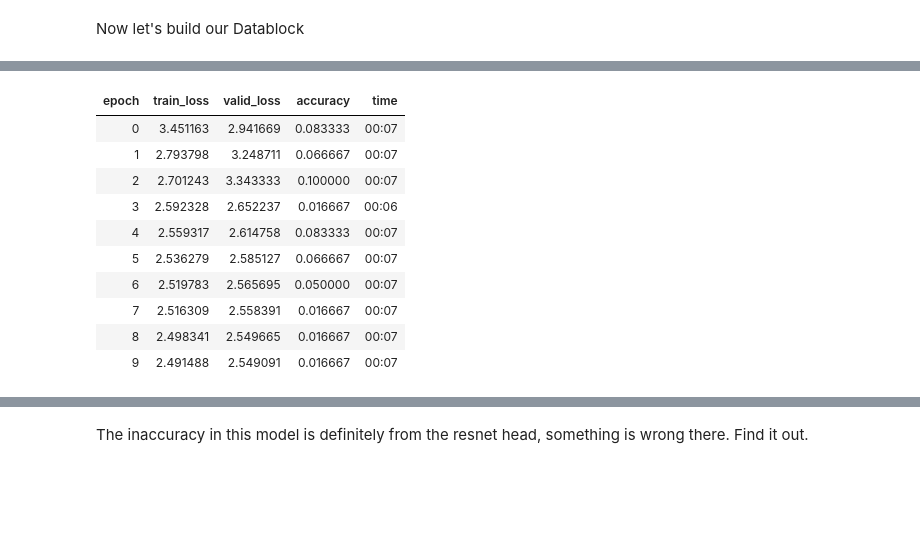
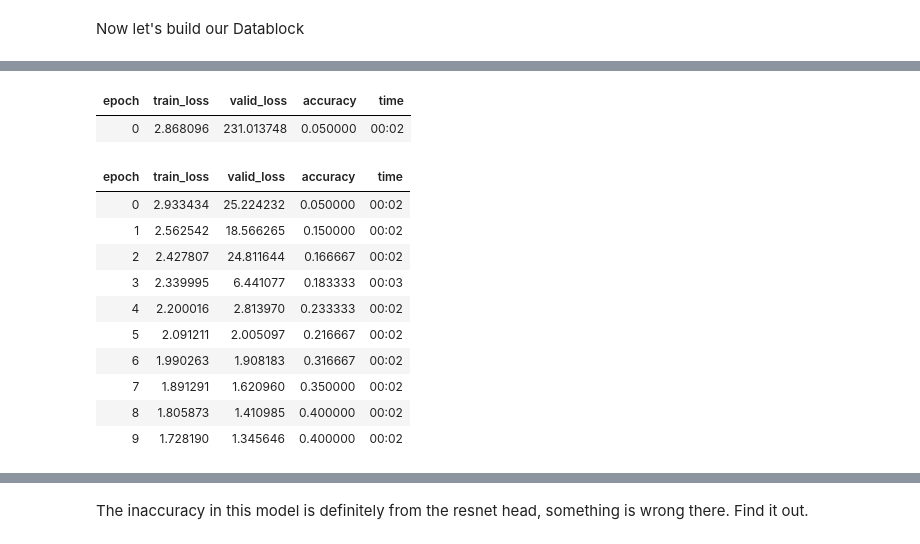
Before and after one commit to TosinPhillip/Chess-Classification-Project, a Jupyter notebook: chess-pieces-classification.ipynb, the cells around one changed output, grey strips where cells are left out. Drawn from its saved outputs; the diff is of its cells as text; code cells hidden in the pictures; blank space fills up the shorter version.

Commit message:
getting to understand fastai head and changed the 'fit_one_cycle' to 'fine_tune'

```diff
--- a/chess-pieces-classification.ipynb
+++ b/chess-pieces-classification.ipynb
@@ -61,7 +61,7 @@ chess_datablock = DataBlock(blocks=(ImageBlock(), CategoryBlock()),
                       batch_tfms=aug_transforms(pad_mode='zeros', flip_vert=True, max_lighting=0.5 )
                         )
 # %%
-chess_dls = chess_datablock.dataloaders(folder_path, bs=2)
+chess_dls = chess_datablock.dataloaders(folder_path, bs=32)
 chess_dls.show_batch(nrows=1, ncols=3
                      )
 # %% [output]
@@ -69,2 +69,4 @@ chess_dls.show_batch(nrows=1, ncols=3
 # %%
 learn_resnet = Learner(chess_dls, models.resnet18(weights=None), loss_func=F.cross_entropy, metrics=accuracy).to_fp16()
+# %%
+learn_resnet.model.fc = nn.Linear(learn_resnet.model.fc.in_features, 12)
@@ -77,17 +99,19 @@ SuggestedLRs(valley=0.0014454397605732083)
 # %%
-learn_resnet.fit_one_cycle(10, 0.1)
+learn_resnet.fine_tune(10, 0.01)
 # %% [output]
 | epoch | train_loss | valid_loss | accuracy | time |
-| 0 | 3.451163 | 2.941669 | 0.083333 | 00:07 |
-| 1 | 2.793798 | 3.248711 | 0.066667 | 00:07 |
-| 2 | 2.701243 | 3.343333 | 0.100000 | 00:07 |
-| 3 | 2.592328 | 2.652237 | 0.016667 | 00:06 |
-| 4 | 2.559317 | 2.614758 | 0.083333 | 00:07 |
-| 5 | 2.536279 | 2.585127 | 0.066667 | 00:07 |
-| 6 | 2.519783 | 2.565695 | 0.050000 | 00:07 |
-| 7 | 2.516309 | 2.558391 | 0.016667 | 00:07 |
-| 8 | 2.498341 | 2.549665 | 0.016667 | 00:07 |
-| 9 | 2.491488 | 2.549091 | 0.016667 | 00:07 |
+| 0 | 2.868096 | 231.013748 | 0.050000 | 00:02 |
+| epoch | train_loss | valid_loss | accuracy | time |
+| 0 | 2.933434 | 25.224232 | 0.050000 | 00:02 |
+| 1 | 2.562542 | 18.566265 | 0.150000 | 00:02 |
+| 2 | 2.427807 | 24.811644 | 0.166667 | 00:02 |
+| 3 | 2.339995 | 6.441077 | 0.183333 | 00:03 |
+| 4 | 2.200016 | 2.813970 | 0.233333 | 00:02 |
+| 5 | 2.091211 | 2.005097 | 0.216667 | 00:02 |
+| 6 | 1.990263 | 1.908183 | 0.316667 | 00:02 |
+| 7 | 1.891291 | 1.620960 | 0.350000 | 00:02 |
+| 8 | 1.805873 | 1.410985 | 0.400000 | 00:02 |
+| 9 | 1.728190 | 1.345646 | 0.400000 | 00:02 |
 # %%
 interp_resnet = ClassificationInterpretation.from_learner(learn_resnet)
 # %% [output]
```
Also changed, not shown: parts of 6 cells of this notebook.
